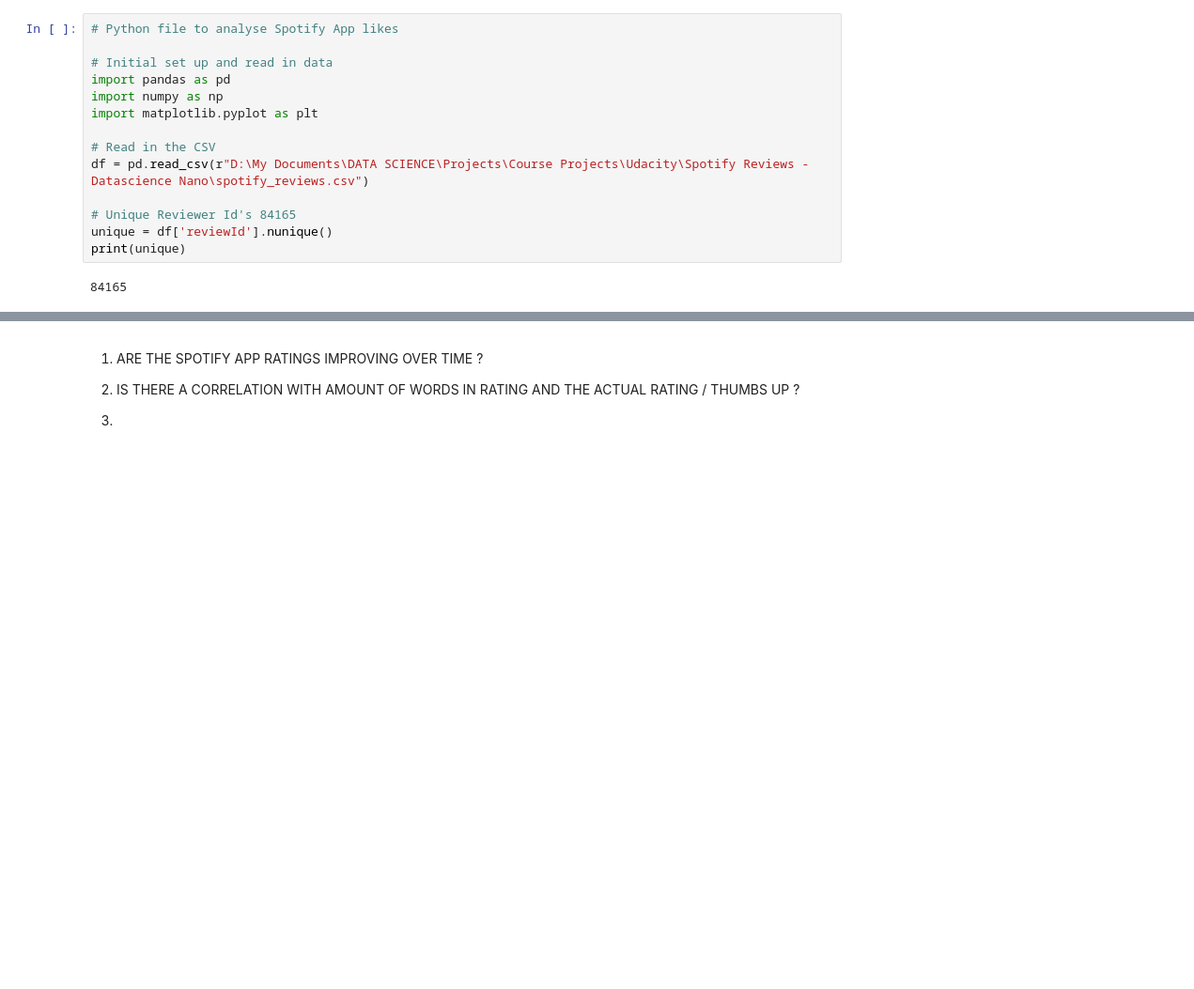
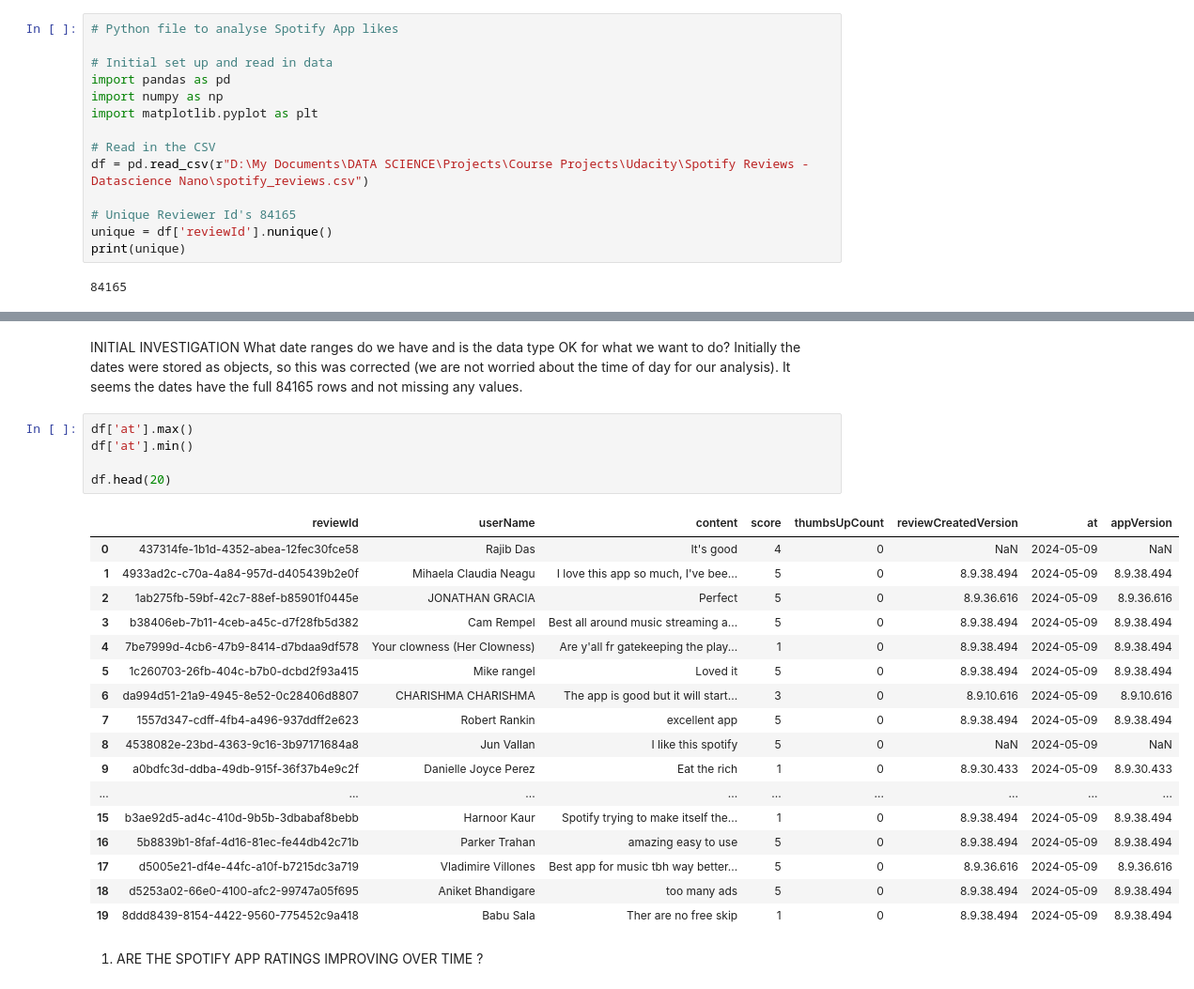
Before and after one commit to adamskirees/spotify, a Jupyter notebook: data.ipynb, the cells around one changed output, grey strips where cells are left out. Shown at 94% size. Saved outputs shown, nothing was run; the diff lists cells and outputs as text; blank space fills up the shorter version.

```diff
--- a/data.ipynb
+++ b/data.ipynb
@@ -34,6 +34,30 @@ plt.show()
+# %% [markdown]
+INITIAL INVESTIGATION
+What date ranges do we have and is the data type OK for what we want to do?
+     Initially the dates were stored as objects, so this was corrected (we are not worried about the time of day for our analysis).
+     It seems the dates have the full 84165 rows and not missing any values.
+# %%
+df['at'].max()
+df['at'].min()
+
+df.head(20)
+# %% [output]
+|  | reviewId | userName | content | score | thumbsUpCount | reviewCreatedVersion | at | appVersion |
+| 0 | 437314fe-1b1d-4352-abea-12fec30fce58 | Rajib Das | It's good | 4 | 0 | NaN | 2024-05-09 | NaN |
+| 1 | 4933ad2c-c70a-4a84-957d-d405439b2e0f | Mihaela Claudia Neagu | I love this app so much, I've bee... | 5 | 0 | 8.9.38.494 | 2024-05-09 | 8.9.38.494 |
+| 2 | 1ab275fb-59bf-42c7-88ef-b85901f0445e | JONATHAN GRACIA | Perfect | 5 | 0 | 8.9.36.616 | 2024-05-09 | 8.9.36.616 |
+| 3 | b38406eb-7b11-4ceb-a45c-d7f28fb5d382 | Cam Rempel | Best all around music streaming a... | 5 | 0 | 8.9.38.494 | 2024-05-09 | 8.9.38.494 |
+| 4 | 7be7999d-4cb6-47b9-8414-d7bdaa9df578 | Your clowness (Her Clowness) | Are y'all fr gatekeeping the play... | 1 | 0 | 8.9.38.494 | 2024-05-09 | 8.9.38.494 |
+| 5 | 1c260703-26fb-404c-b7b0-dcbd2f93a415 | Mike rangel | Loved it | 5 | 0 | 8.9.38.494 | 2024-05-09 | 8.9.38.494 |
+| 6 | da994d51-21a9-4945-8e52-0c28406d8807 | CHARISHMA CHARISHMA | The app is good but it will start... | 3 | 0 | 8.9.10.616 | 2024-05-09 | 8.9.10.616 |
+| 7 | 1557d347-cdff-4fb4-a496-937ddff2e623 | Robert Rankin | excellent app | 5 | 0 | 8.9.38.494 | 2024-05-09 | 8.9.38.494 |
+| 8 | 4538082e-23bd-4363-9c16-3b97171684a8 | Jun Vallan | I like this spotify | 5 | 0 | NaN | 2024-05-09 | NaN |
+| 9 | a0bdfc3d-ddba-49db-915f-36f37b4e9c2f | Danielle Joyce Perez | Eat the rich | 1 | 0 | 8.9.30.433 | 2024-05-09 | 8.9.30.433 |
+| ... | ... | ... | ... | ... | ... | ... | ... | ... |
+| 15 | b3ae92d5-ad4c-410d-9b5b-3dbabaf8bebb | Harnoor Kaur | Spotify trying to make itself the... | 1 | 0 | 8.9.38.494 | 2024-05-09 | 8.9.38.494 |
+| 16 | 5b8839b1-8faf-4d16-81ec-fe44db42c71b | Parker Trahan | amazing easy to use | 5 | 0 | 8.9.38.494 | 2024-05-09 | 8.9.38.494 |
+| 17 | d5005e21-df4e-44fc-a10f-b7215dc3a719 | Vladimire Villones | Best app for music tbh way better... | 5 | 0 | 8.9.36.616 | 2024-05-09 | 8.9.36.616 |
+| 18 | d5253a02-66e0-4100-afc2-99747a05f695 | Aniket Bhandigare | too many ads | 5 | 0 | 8.9.38.494 | 2024-05-09 | 8.9.38.494 |
+| 19 | 8ddd8439-8154-4422-9560-775452c9a418 | Babu Sala | Ther are no free skip | 1 | 0 | 8.9.38.494 | 2024-05-09 | 8.9.38.494 |
 # %% [markdown]
 1. ARE THE SPOTIFY APP RATINGS IMPROVING OVER TIME ?
-
-2. IS THERE A CORRELATION WITH AMOUNT OF WORDS IN RATING AND THE ACTUAL RATING / THUMBS UP ?
-
-3.
```
Also changed, not shown: parts of 3 cells of this notebook.
